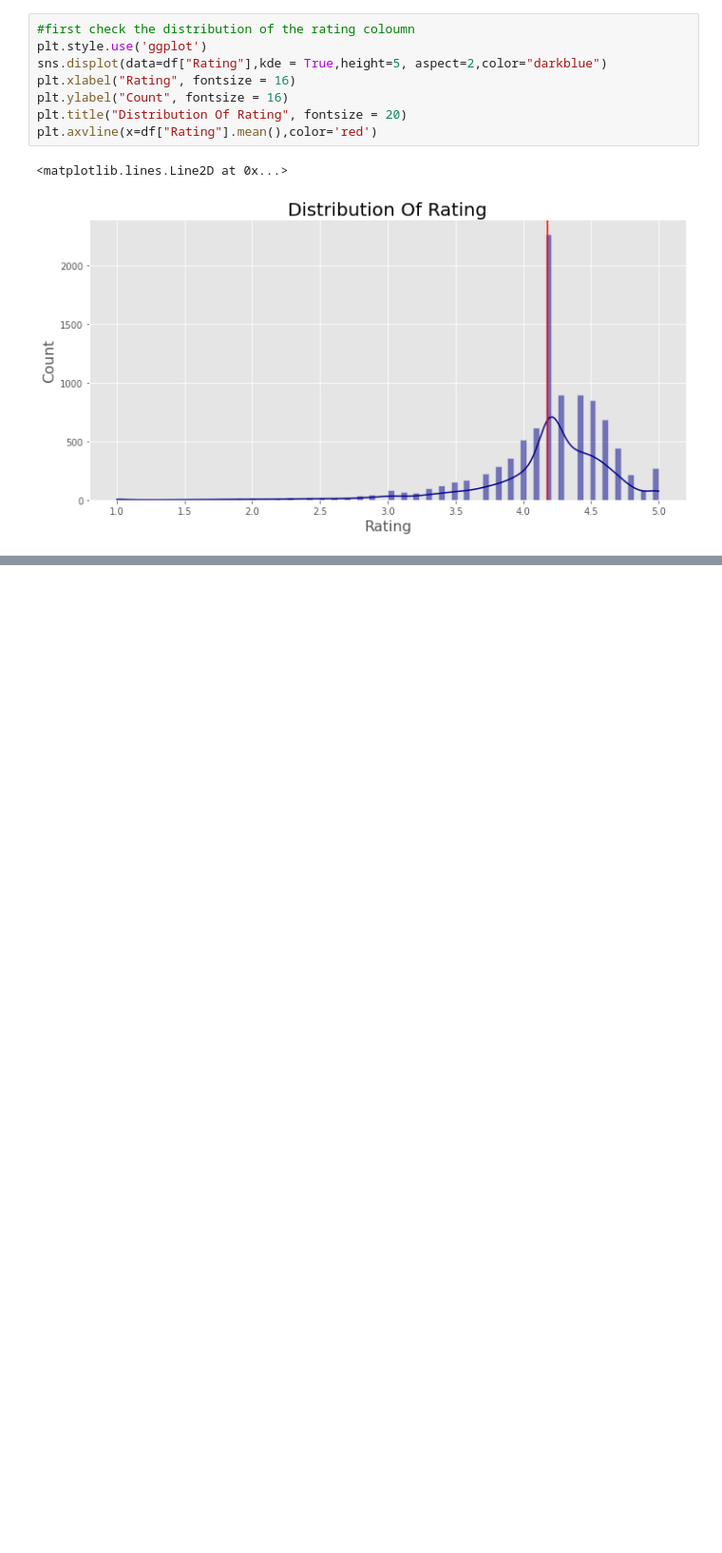
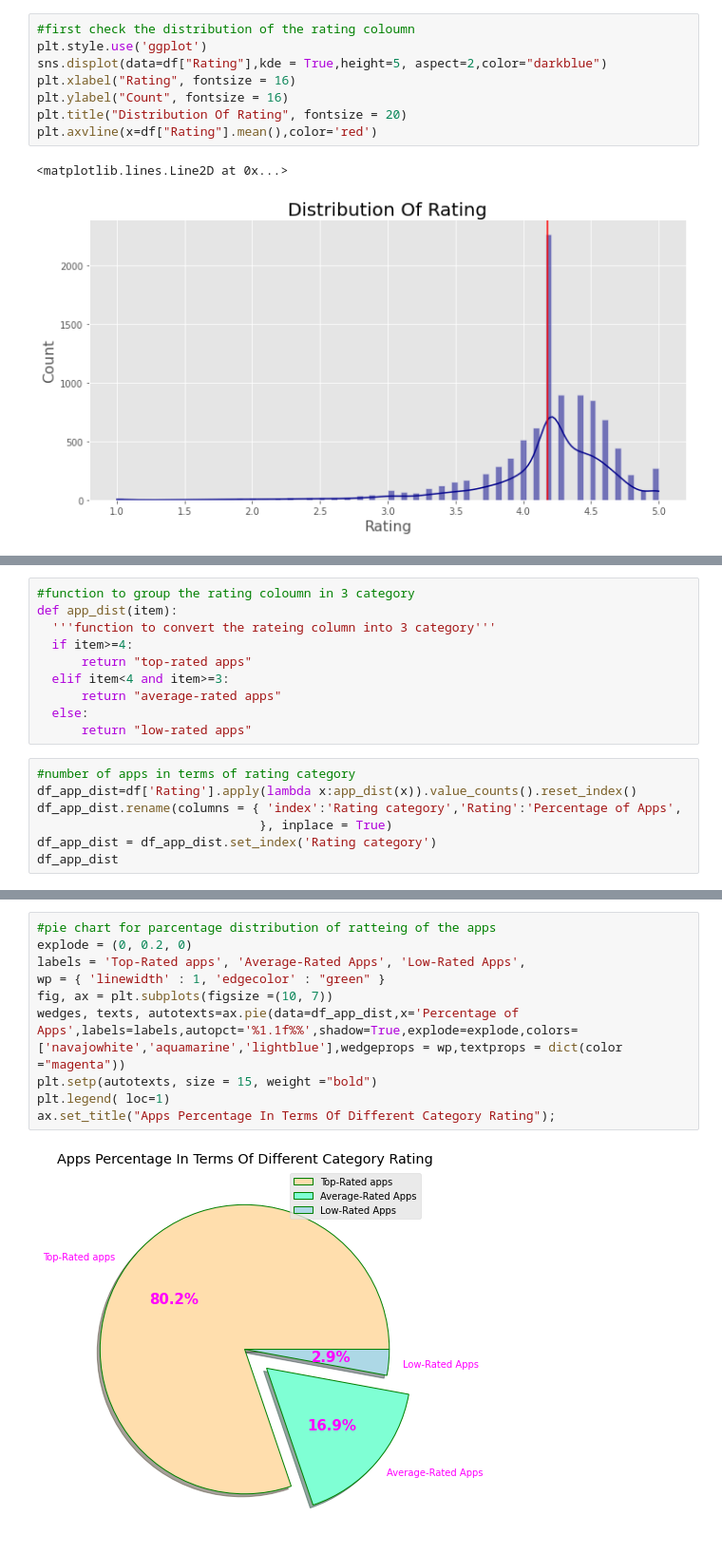
Before and after one commit to mukteshsingh95/Play-Store-App, a Jupyter notebook: Play_Store_App.ipynb, the cells around one changed output, grey strips where cells are left out. Shown at 95% size. Cells and saved outputs as stored; diff of their text form; blank space fills up the shorter version.

```diff
--- a/Play_Store_App.ipynb
+++ b/Play_Store_App.ipynb
@@ -622,0 +666,17 @@ plt.axvline(x=df["Rating"].mean(),color='red')
+# %%
+#function to group the rating coloumn in 3 category
+def app_dist(item):
+  '''function to convert the rateing column into 3 category'''
+  if item>=4:
+      return "top-rated apps"
+  elif item<4 and item>=3:
+      return "average-rated apps"
+  else:
+      return "low-rated apps"
+# %%
+#number of apps in terms of rating category
+df_app_dist=df['Rating'].apply(lambda x:app_dist(x)).value_counts().reset_index()
+df_app_dist.rename(columns = { 'index':'Rating category','Rating':'Percentage of Apps',
+                              }, inplace = True)
+df_app_dist = df_app_dist.set_index('Rating category')
+df_app_dist
@@ -622,0 +689,12 @@ plt.axvline(x=df["Rating"].mean(),color='red')
+# %%
+#pie chart for parcentage distribution of ratteing of the apps
+explode = (0, 0.2, 0)
+labels = 'Top-Rated apps', 'Average-Rated Apps', 'Low-Rated Apps',
+wp = { 'linewidth' : 1, 'edgecolor' : "green" }
+fig, ax = plt.subplots(figsize =(10, 7))
+wedges, texts, autotexts=ax.pie(data=df_app_dist,x='Percentage of Apps',labels=labels,autopct='%1.1f%%',shadow=True,explode=explode,colors=['navajowhite','aquamarine','lightblue'],wedgeprops = wp,textprops = dict(color ="magenta"))
+plt.setp(autotexts, size = 15, weight ="bold")
+plt.legend( loc=1)
+ax.set_title("Apps Percentage In Terms Of Different Category Rating");
+# %% [output]
+[figure, added]
```
Also changed, not shown: parts of 41 cells of this notebook.
